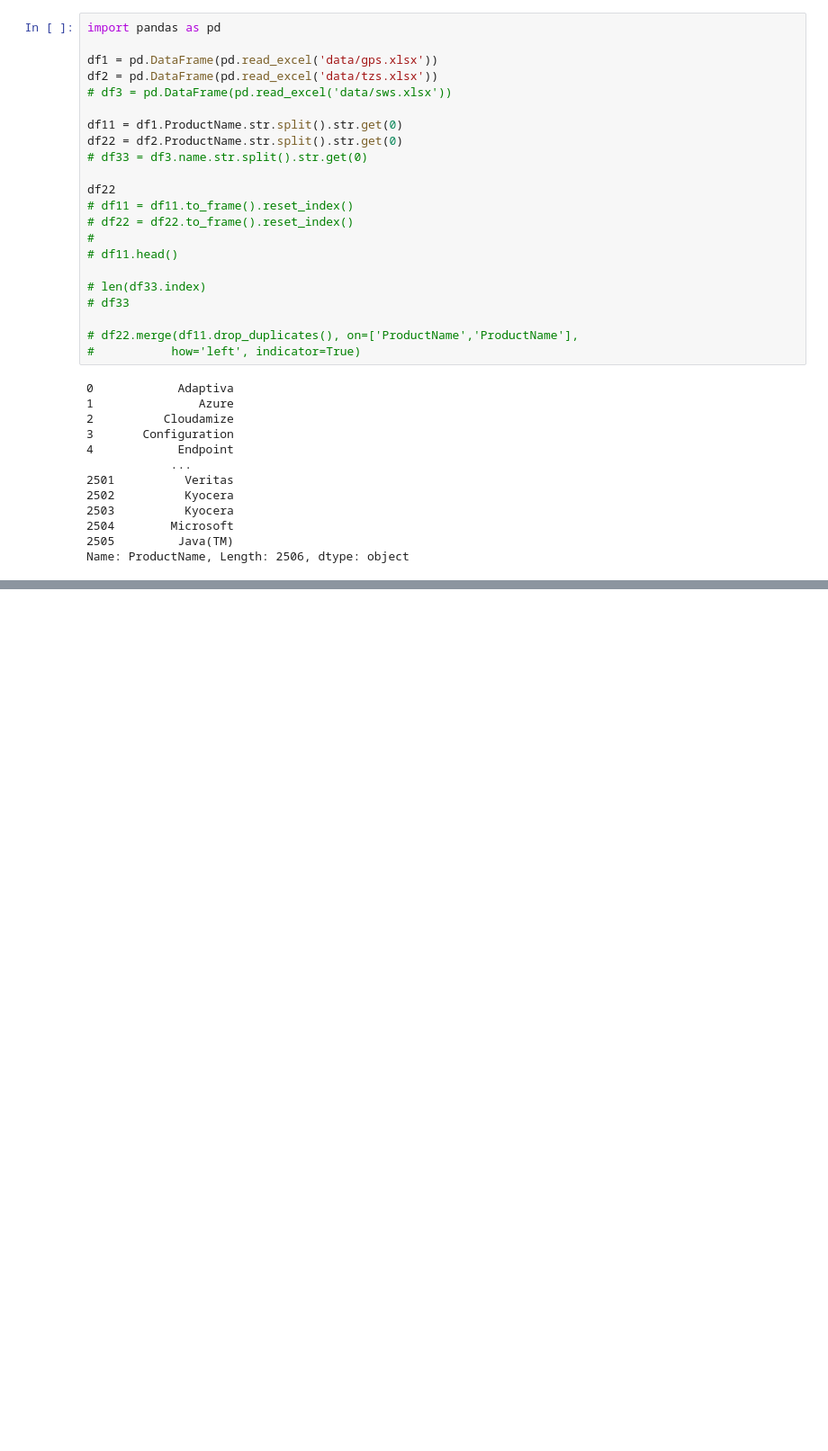
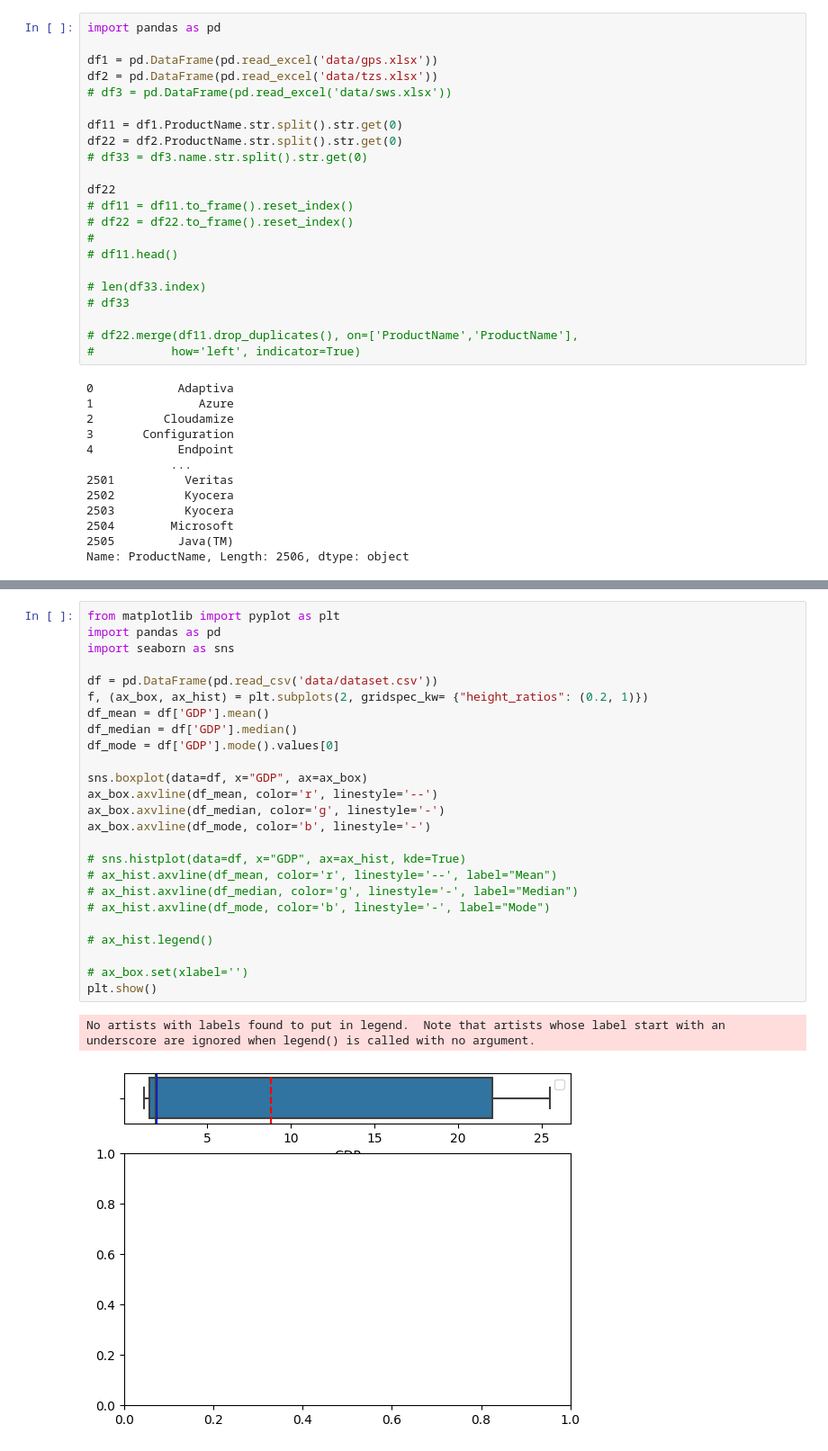
Before and after one commit to frdrckaman/DataProcessing, a Jupyter notebook: CompareDataSet.ipynb, the cells around one changed output, grey strips where cells are left out. Shown at 90% size. Drawn from its saved outputs; the diff is of its cells as text; blank space fills up the shorter version.

```diff
--- a/CompareDataSet.ipynb
+++ b/CompareDataSet.ipynb
@@ -212,0 +509,28 @@ len(df1.index)
+# %%
+from matplotlib import pyplot as plt
+import pandas as pd
+import seaborn as sns
+
+df = pd.DataFrame(pd.read_csv('data/dataset.csv'))
+f, (ax_box, ax_hist) = plt.subplots(2, gridspec_kw= {"height_ratios": (0.2, 1)})
+df_mean = df['GDP'].mean()
+df_median = df['GDP'].median()
+df_mode = df['GDP'].mode().values[0]
+
+sns.boxplot(data=df, x="GDP", ax=ax_box)
+ax_box.axvline(df_mean, color='r', linestyle='--')
+ax_box.axvline(df_median, color='g', linestyle='-')
+ax_box.axvline(df_mode, color='b', linestyle='-')
+
+# sns.histplot(data=df, x="GDP", ax=ax_hist, kde=True)
+# ax_hist.axvline(df_mean, color='r', linestyle='--', label="Mean")
+# ax_hist.axvline(df_median, color='g', linestyle='-', label="Median")
+# ax_hist.axvline(df_mode, color='b', linestyle='-', label="Mode")
+
+# ax_hist.legend()
+
+# ax_box.set(xlabel='')
+plt.show()
+# %% [output]
+No artists with labels found to put in legend.  Note that artists whose label start with an underscore are ignored when legend() is called with no argument.
+[figure, added]
```
Also changed, not shown: parts of 16 cells of this notebook, 5 other files.
